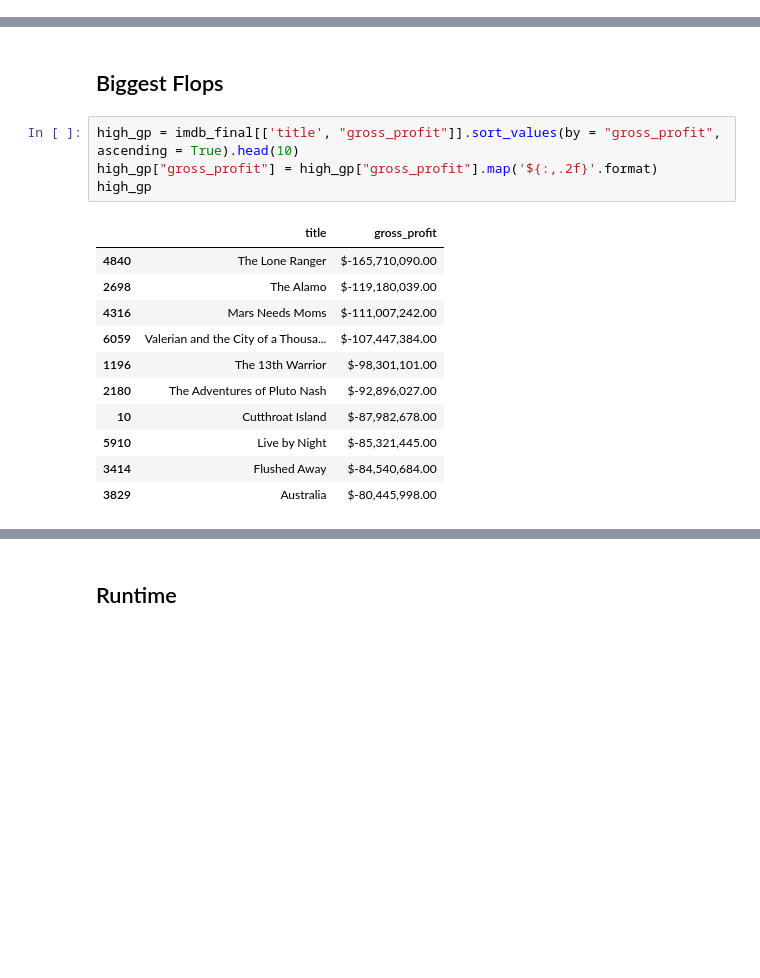
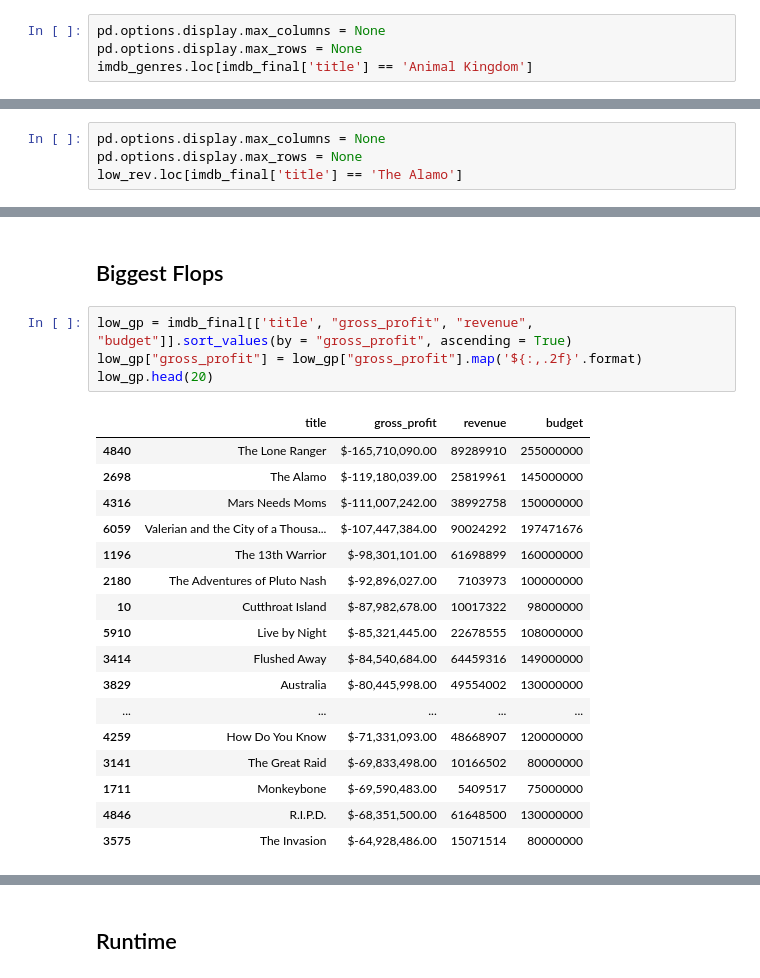
Before and after one commit to samgarcia3/Film-Analysis-and-Prediction, a Jupyter notebook: notebooks/IMDb EDA.ipynb, the cells around one changed output, grey strips where cells are left out. Saved outputs shown, nothing was run; the diff lists cells and outputs as text; blank space fills up the shorter version.

```diff
--- a/notebooks/IMDb EDA.ipynb
+++ b/notebooks/IMDb EDA.ipynb
@@ -219,0 +159,4 @@ Repeat Horror List
+# %%
+pd.options.display.max_columns = None
+pd.options.display.max_rows = None
+imdb_genres.loc[imdb_final['title'] == 'Animal Kingdom']
@@ -332,0 +312,4 @@ sns.despine(left=True, bottom=True)
+# %%
+pd.options.display.max_columns = None
+pd.options.display.max_rows = None
+low_rev.loc[imdb_final['title'] == 'The Alamo']
@@ -419,18 +437,24 @@ low_rev
 # %% [markdown]
 ## Biggest Flops
 # %%
-high_gp = imdb_final[['title', "gross_profit"]].sort_values(by = "gross_profit", ascending = True).head(10)
-high_gp["gross_profit"] = high_gp["gross_profit"].map('${:,.2f}'.format)
-high_gp
+low_gp = imdb_final[['title', "gross_profit", "revenue", "budget"]].sort_values(by = "gross_profit", ascending = True)
+low_gp["gross_profit"] = low_gp["gross_profit"].map('${:,.2f}'.format)
+low_gp.head(20)
 # %% [output]
-|  | title | gross_profit |
-| 4840 | The Lone Ranger | $-165,710,090.00 |
-| 2698 | The Alamo | $-119,180,039.00 |
-| 4316 | Mars Needs Moms | $-111,007,242.00 |
-| 6059 | Valerian and the City of a Thousa... | $-107,447,384.00 |
-| 1196 | The 13th Warrior | $-98,301,101.00 |
-| 2180 | The Adventures of Pluto Nash | $-92,896,027.00 |
-| 10 | Cutthroat Island | $-87,982,678.00 |
-| 5910 | Live by Night | $-85,321,445.00 |
-| 3414 | Flushed Away | $-84,540,684.00 |
-| 3829 | Australia | $-80,445,998.00 |
+|  | title | gross_profit | revenue | budget |
+| 4840 | The Lone Ranger | $-165,710,090.00 | 89289910 | 255000000 |
+| 2698 | The Alamo | $-119,180,039.00 | 25819961 | 145000000 |
+| 4316 | Mars Needs Moms | $-111,007,242.00 | 38992758 | 150000000 |
+| 6059 | Valerian and the City of a Thousa... | $-107,447,384.00 | 90024292 | 197471676 |
+| 1196 | The 13th Warrior | $-98,301,101.00 | 61698899 | 160000000 |
+| 2180 | The Adventures of Pluto Nash | $-92,896,027.00 | 7103973 | 100000000 |
+| 10 | Cutthroat Island | $-87,982,678.00 | 10017322 | 98000000 |
+| 5910 | Live by Night | $-85,321,445.00 | 22678555 | 108000000 |
+| 3414 | Flushed Away | $-84,540,684.00 | 64459316 | 149000000 |
+| 3829 | Australia | $-80,445,998.00 | 49554002 | 130000000 |
+| ... | ... | ... | ... | ... |
+| 4259 | How Do You Know | $-71,331,093.00 | 48668907 | 120000000 |
+| 3141 | The Great Raid | $-69,833,498.00 | 10166502 | 80000000 |
+| 1711 | Monkeybone | $-69,590,483.00 | 5409517 | 75000000 |
+| 4846 | R.I.P.D. | $-68,351,500.00 | 61648500 | 130000000 |
+| 3575 | The Invasion | $-64,928,486.00 | 15071514 | 80000000 |
```
Also changed, not shown: parts of 28 cells of this notebook, 3 other files.
